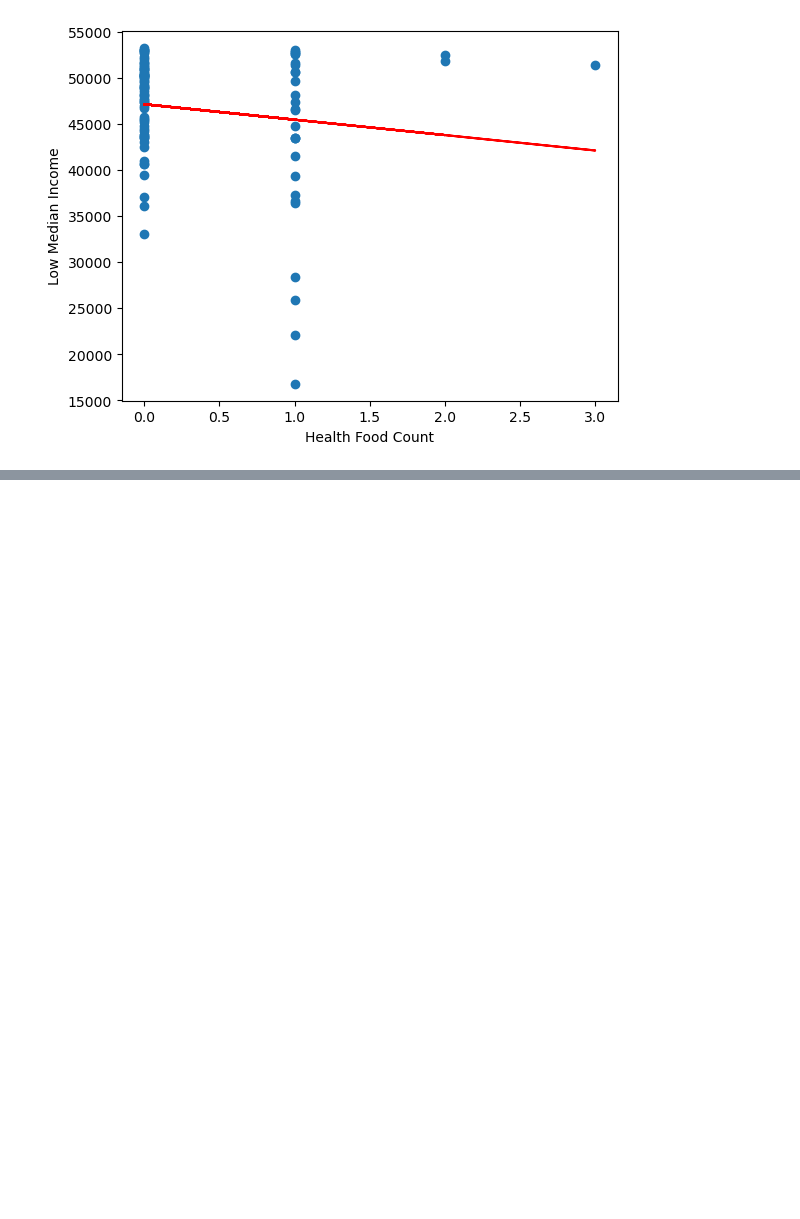
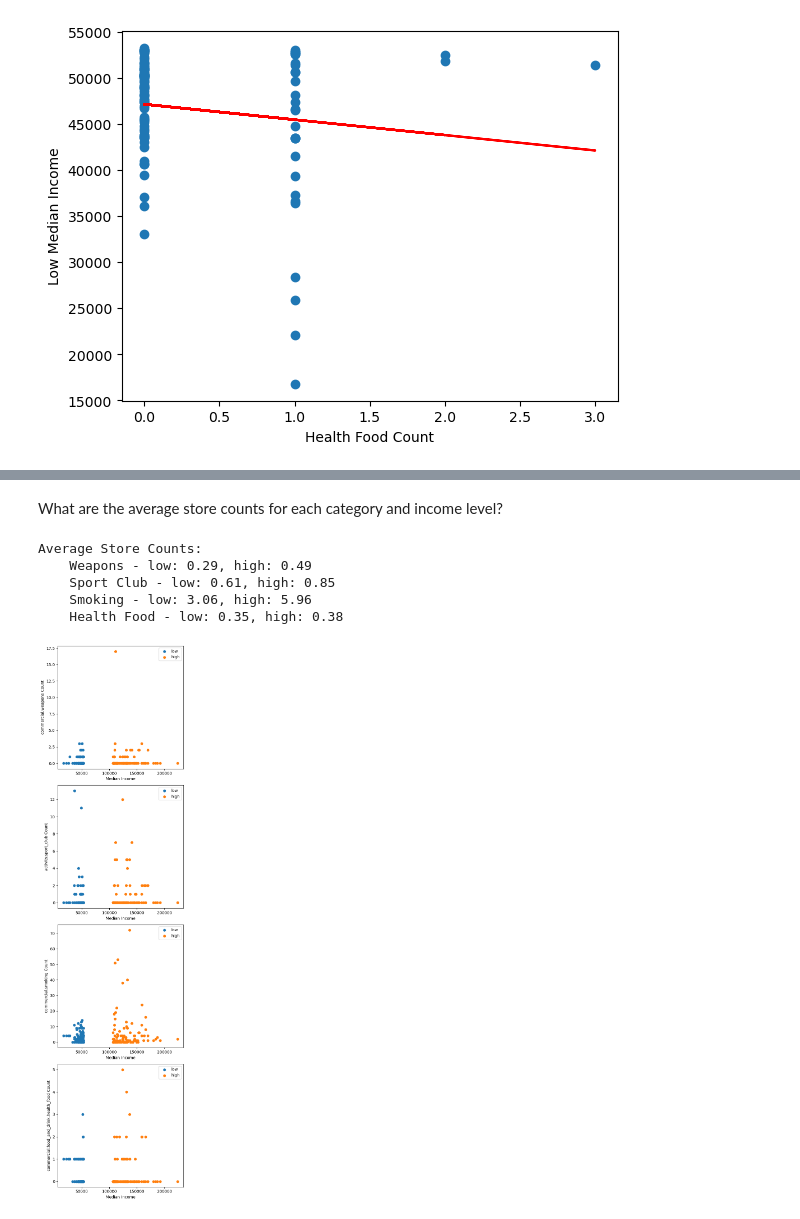
Before and after one commit to bseri0/Proj_1, a Jupyter notebook: py_api/bryan_copy.ipynb, the cells around one changed output, grey strips where cells are left out. Cells and saved outputs as stored; diff of their text form; code cells hidden in the pictures; blank space fills up the shorter version.

```diff
--- a/py_api/bryan_copy.ipynb
+++ b/py_api/bryan_copy.ipynb
@@ -681,0 +651,65 @@ Independent t test:
+# %% [markdown]
+What are the average store counts for each category and income level?
+# %%
+# Analyze all cactegories with T - Tests on high vs low income
+
+
+import scipy.stats as st
+
+# Performing independent t-tests for each category
+t_test_weapons = st.ttest_ind(
+    low_inc_merged_clean_df['commercial.weapons Count'],
+    high_inc_merged_clean_df['commercial.weapons Count'],
+    equal_var=False)
+
+t_test_sport_club = st.ttest_ind(
+    low_inc_merged_clean_df['activity.sport_club Count'],
+    high_inc_merged_clean_df['activity.sport_club Count'],
+    equal_var=False)
+
+t_test_smoking = st.ttest_ind(
+    low_inc_merged_clean_df['commercial.smoking Count'],
+    high_inc_merged_clean_df['commercial.smoking Count'],
+    equal_var=False)
+
+t_test_health_food = st.ttest_ind(
+    low_inc_merged_clean_df['commercial.food_and_drink.health_food Count'],
+    high_inc_merged_clean_df['commercial.food_and_drink.health_food Count'],
+    equal_var=False)
+
+# Printing average counts and t-test results
+print("Average Store Counts:")
+print(f"    Weapons - low: {round(low_inc_merged_clean_df['commercial.weapons Count'].mean(),2)}, high: {round(high_inc_merged_clean_df['commercial.weapons Count'].mean(),2)}")
+print(f"    Sport Club - low: {round(low_inc_merged_clean_df['activity.sport_club Count'].mean(),2)}, high: {round(high_inc_merged_clean_df['activity.sport_club Count'].mean(),2)}")
+print(f"    Smoking - low: {round(low_inc_merged_clean_df['commercial.smoking Count'].mean(),2)}, high: {round(high_inc_merged_clean_df['commercial.smoking Count'].mean(),2)}")
+print(f"    Health Food - low: {round(low_inc_merged_clean_df['commercial.food_and_drink.health_food Count'].mean(),2)}, high: {round(high_inc_merged_clean_df['commercial.food_and_drink.health_food Count'].mean(),2)}")
+# %% [output]
+Average Store Counts:
+    Weapons - low: 0.29, high: 0.49
+    Sport Club - low: 0.61, high: 0.85
+    Smoking - low: 3.06, high: 5.96
+    Health Food - low: 0.35, high: 0.38
+# %%
+import matplotlib.pyplot as plt
+
+# Visualization of the 3 groups for each category
+%matplotlib inline
+
+categories = [ 'commercial.weapons Count', 'activity.sport_club Count', 'commercial.smoking Count', 'commercial.food_and_drink.health_food Count']
+num_categories = len(categories)
+
+plt.figure(figsize=(10, num_categories * 5))
+
+for i, category in enumerate(categories, start=1):
+    plt.subplot(num_categories, 2, 2 * i - 1)
+    plt.scatter(low_inc_merged_clean_df['Low_med_inc'], low_inc_merged_clean_df[category], label="low")
+    plt.scatter(high_inc_merged_clean_df['High_med_inc'], high_inc_merged_clean_df[category], label="high")
+    plt.xlabel('Median Income')
+    plt.ylabel(category)
+    plt.legend()
+
+
+plt.tight_layout()
+plt.savefig("../images/ALL_Inc_groups.png")
+# %% [output]
+[figure, added]
```
Also changed, not shown: parts of 5 cells of this notebook, 4 other files.
